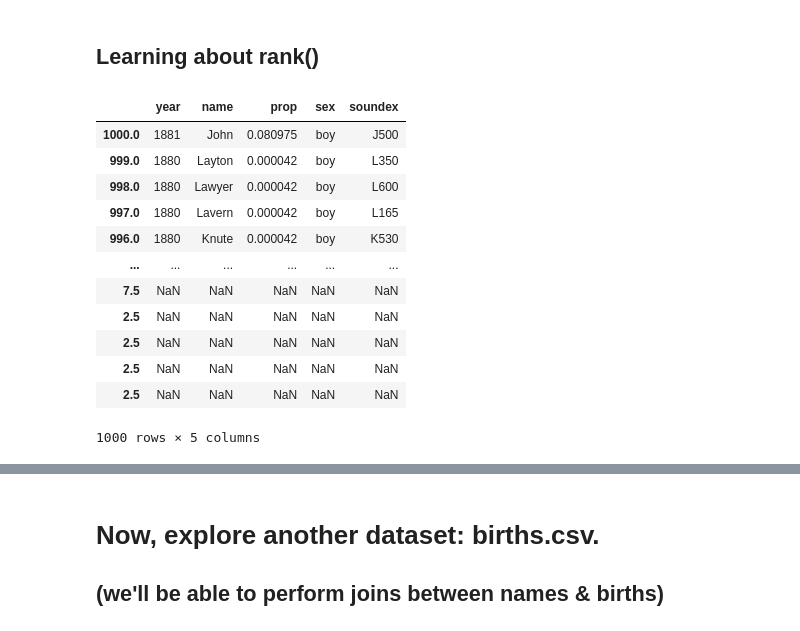
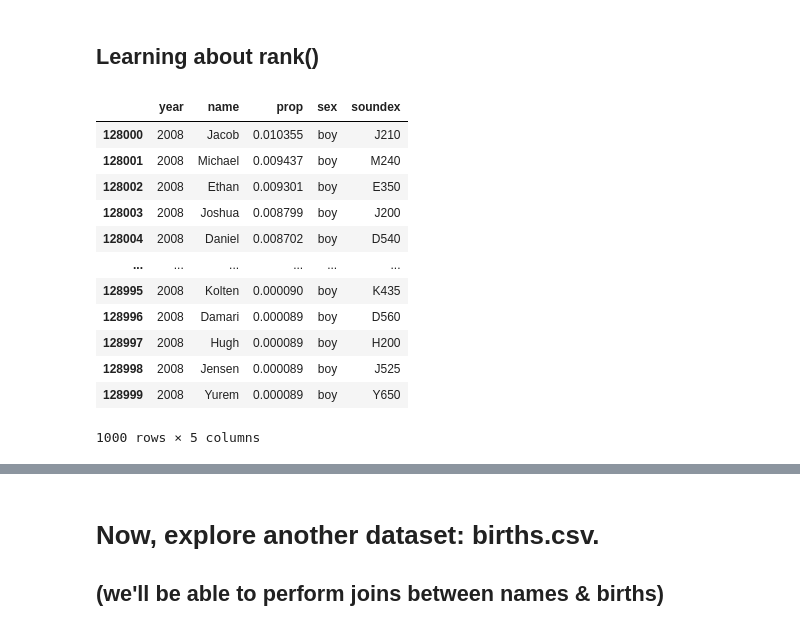
Before and after one commit to jdsketches/data_playground, a Jupyter notebook: pycon12_babynames.ipynb, the cells around one changed output, grey strips where cells are left out. Cells and saved outputs as stored; diff of their text form; code cells hidden in the pictures.

```diff
--- a/pycon12_babynames.ipynb
+++ b/pycon12_babynames.ipynb
@@ -360,28 +360,27 @@ plt.legend(loc="best")
 # %%
 # let's learn about ranks...
 
-# 1000 names...
-boys[boys.year == 2008]
-boys[boys.year == 2008].prop
+# 1000 names per year; rank them by proportion
+#boys[boys.year == 2008].prop
 
-# rank them; if there are ties, share -> e.g. 2.5
-boys[boys.year == 2008].prop.rank()
-boys.ix[boys[boys.year == 2008].prop.rank()]
+# rank them; if there are ties, they share ranking (e.g. 2.5 at the bottom)
+#boys[boys.year == 2008].prop.rank()
 
-# jds!!!!!!!!!!!!!!!!!  nvestigate...  !!!!!!!!!!!!!!!!
+#boys.ix[boys[boys.year == 1880].prop.rank().index]
+boys.ix[boys[boys.year == 2008].prop.rank().index]
 # %% [output]
 |  | year | name | prop | sex | soundex |
-| 1000.0 | 1881 | John | 0.080975 | boy | J500 |
-| 999.0 | 1880 | Layton | 0.000042 | boy | L350 |
-| 998.0 | 1880 | Lawyer | 0.000042 | boy | L600 |
-| 997.0 | 1880 | Lavern | 0.000042 | boy | L165 |
-| 996.0 | 1880 | Knute | 0.000042 | boy | K530 |
+| 128000 | 2008 | Jacob | 0.010355 | boy | J210 |
+| 128001 | 2008 | Michael | 0.009437 | boy | M240 |
+| 128002 | 2008 | Ethan | 0.009301 | boy | E350 |
+| 128003 | 2008 | Joshua | 0.008799 | boy | J200 |
+| 128004 | 2008 | Daniel | 0.008702 | boy | D540 |
 | ... | ... | ... | ... | ... | ... |
-| 7.5 | NaN | NaN | NaN | NaN | NaN |
-| 2.5 | NaN | NaN | NaN | NaN | NaN |
-| 2.5 | NaN | NaN | NaN | NaN | NaN |
-| 2.5 | NaN | NaN | NaN | NaN | NaN |
-| 2.5 | NaN | NaN | NaN | NaN | NaN |
+| 128995 | 2008 | Kolten | 0.000090 | boy | K435 |
+| 128996 | 2008 | Damari | 0.000089 | boy | D560 |
+| 128997 | 2008 | Hugh | 0.000089 | boy | H200 |
+| 128998 | 2008 | Jensen | 0.000089 | boy | J525 |
+| 128999 | 2008 | Yurem | 0.000089 | boy | Y650 |
 1000 rows × 5 columns
 # %%
 # select prop field out of groups...
```
Also changed, not shown: parts of 6 cells of this notebook.
